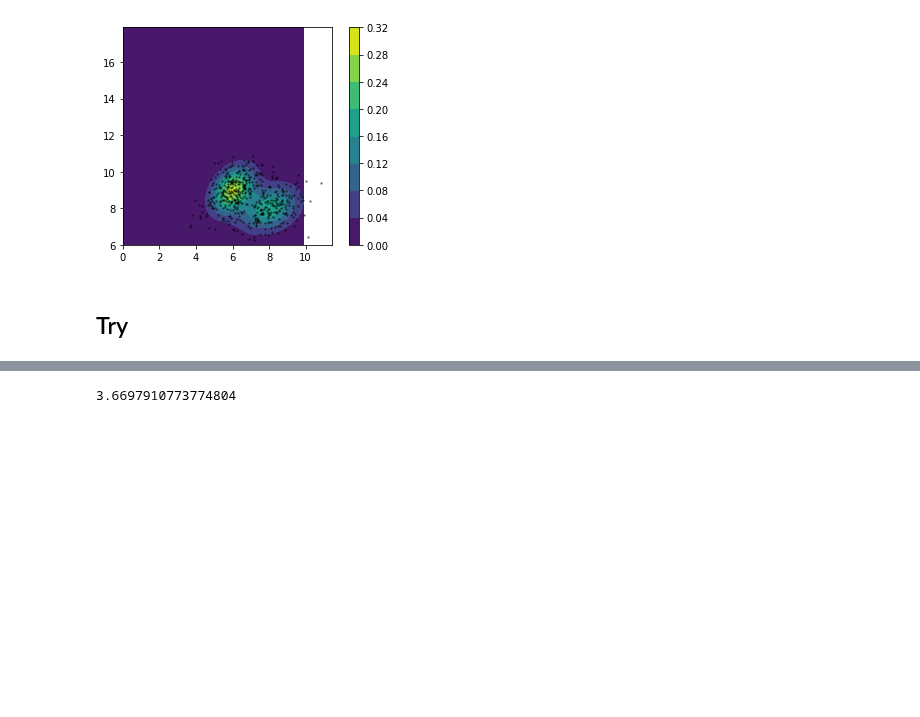
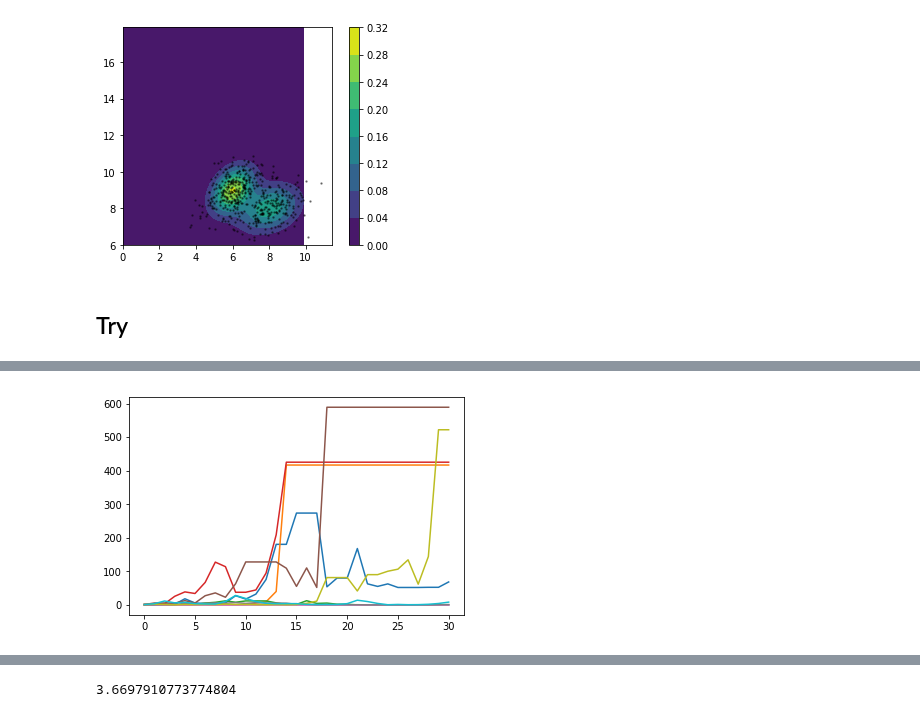
Before and after one commit to cgre-aachen/bayseg, a Jupyter notebook: notebooks/alex_prototyping.ipynb, the cells around one changed output, grey strips where cells are left out. Cells and saved outputs as stored; diff of their text form; code cells hidden in the pictures; blank space fills up the shorter version.

```diff
--- a/notebooks/alex_prototyping.ipynb
+++ b/notebooks/alex_prototyping.ipynb
@@ -98,0 +188,12 @@ plt.plot(ex1.betas)
+# %%
+n = 10
+models = [hmrf_gmm.HMRFGMM(phys_space, obs) for i in range(n)]
+
+i = 30
+for model in models:
+    model.fit(i)
+# %%
+for model in models:
+    plt.plot(model.betas)
+# %% [output]
+[figure, added]
```
Also changed, not shown: parts of 19 cells of this notebook, 2 other files.
